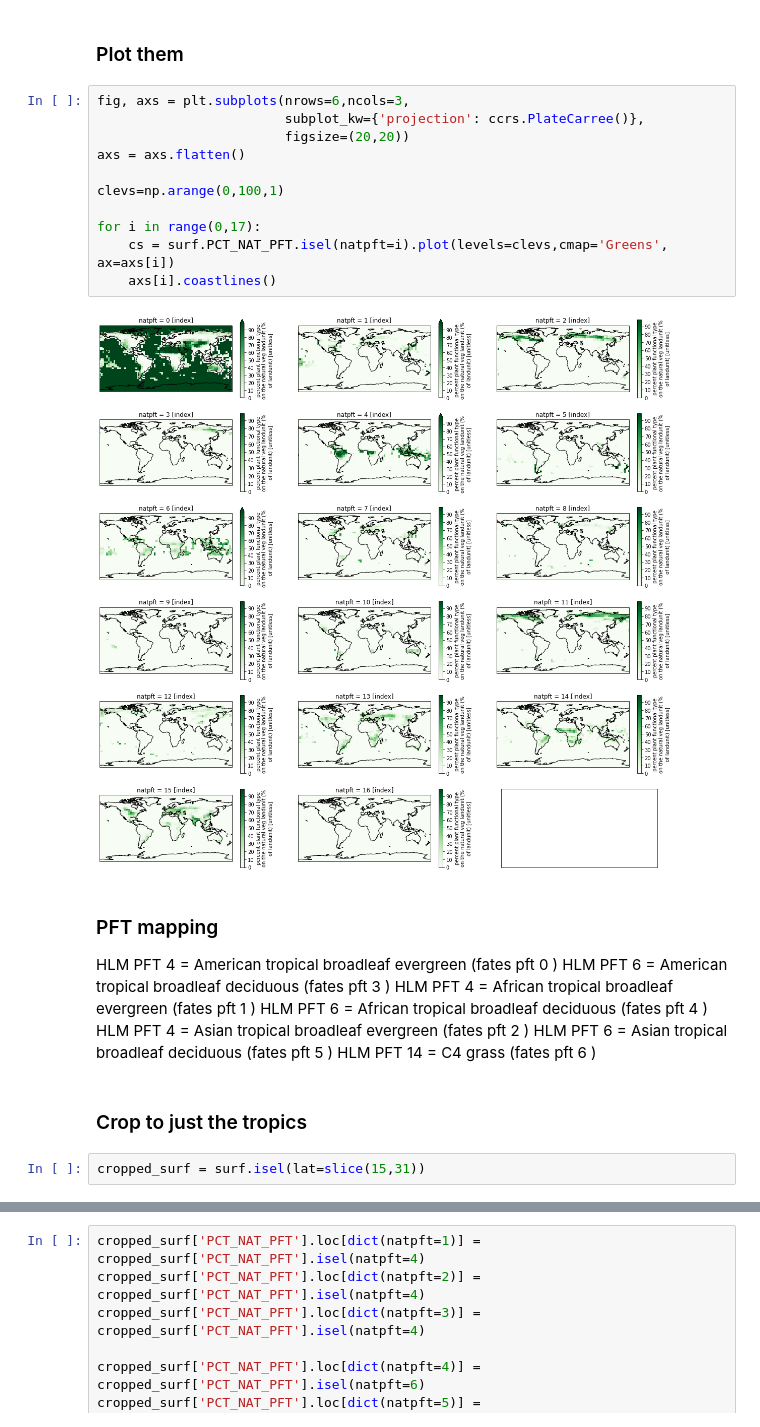
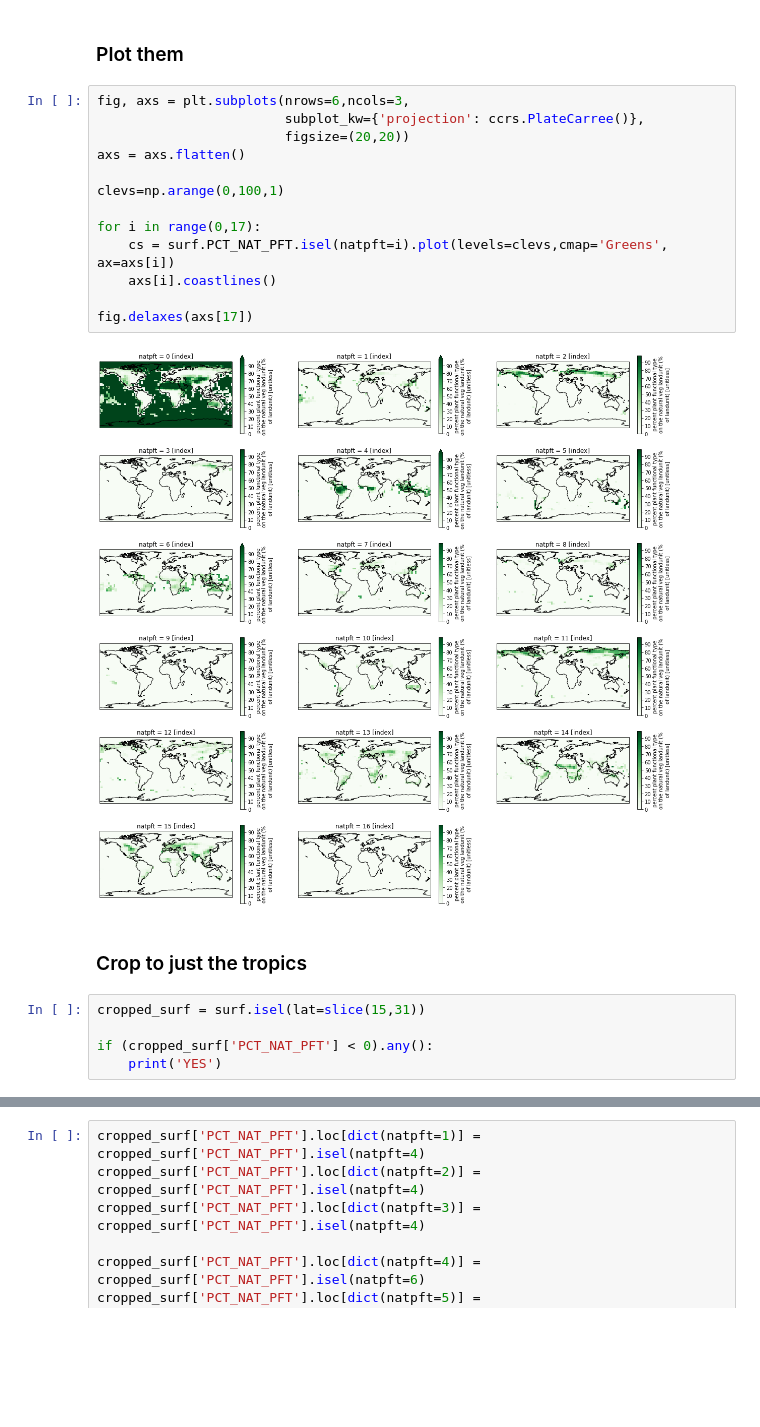
Before and after one commit to JessicaNeedham/tropical_continent_pfts, a Jupyter notebook: domainsurf/make_nocomp_surf.ipynb, the cells around one changed output, grey strips where cells are left out. Cells and saved outputs as stored; diff of their text form; blank space fills up the shorter version.

```diff
--- a/domainsurf/make_nocomp_surf.ipynb
+++ b/domainsurf/make_nocomp_surf.ipynb
@@ -54,27 +54,23 @@ surf = surf.assign_coords({'lat':fates_lat})
 # %%
 fig, axs = plt.subplots(nrows=6,ncols=3,
                         subplot_kw={'projection': ccrs.PlateCarree()},
                         figsize=(20,20))
 axs = axs.flatten()
 
 clevs=np.arange(0,100,1)
 
 for i in range(0,17):
     cs = surf.PCT_NAT_PFT.isel(natpft=i).plot(levels=clevs,cmap='Greens', ax=axs[i])
     axs[i].coastlines()
+
+fig.delaxes(axs[17])
 # %% [output]
-[figure, old version]
+[figure, new version]
-# %% [markdown]
-### PFT mapping
-HLM PFT 4 = American tropical broadleaf evergreen (fates pft 0 )
-HLM PFT 6 = American tropical broadleaf deciduous (fates pft 3 )
-HLM PFT 4 = African tropical broadleaf evergreen (fates pft 1 )
-HLM PFT 6 = African tropical broadleaf deciduous (fates pft 4 )
-HLM PFT 4 = Asian tropical broadleaf evergreen (fates pft 2 )
-HLM PFT 6 = Asian tropical broadleaf deciduous (fates pft 5 )
-HLM PFT 14 = C4 grass (fates pft 6 )
 # %% [markdown]
 ### Crop to just the tropics
 # %%
 cropped_surf = surf.isel(lat=slice(15,31))
+
+if (cropped_surf['PCT_NAT_PFT'] < 0).any():
+    print('YES')
 # %% [markdown]
```
Also changed, not shown: parts of 24 cells of this notebook, 3 other files.
